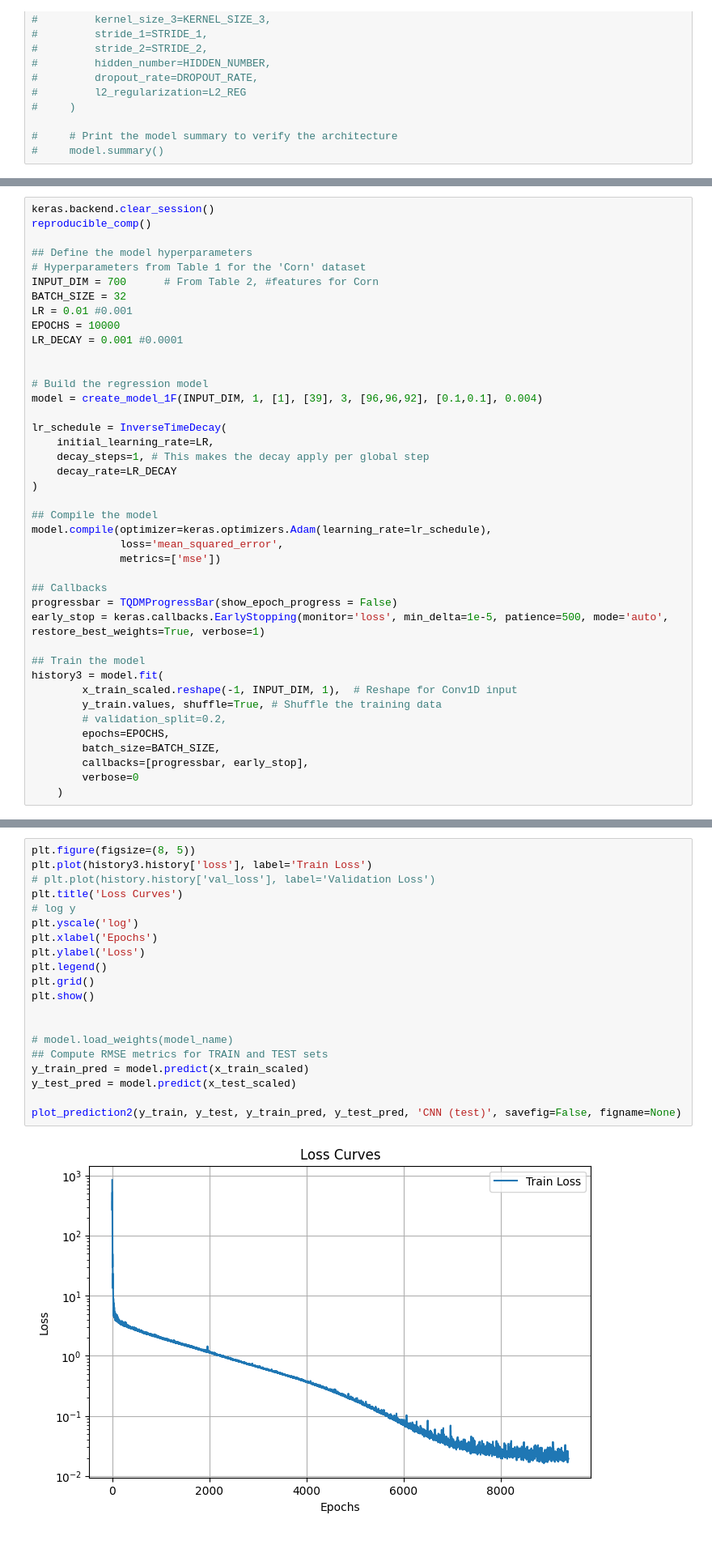
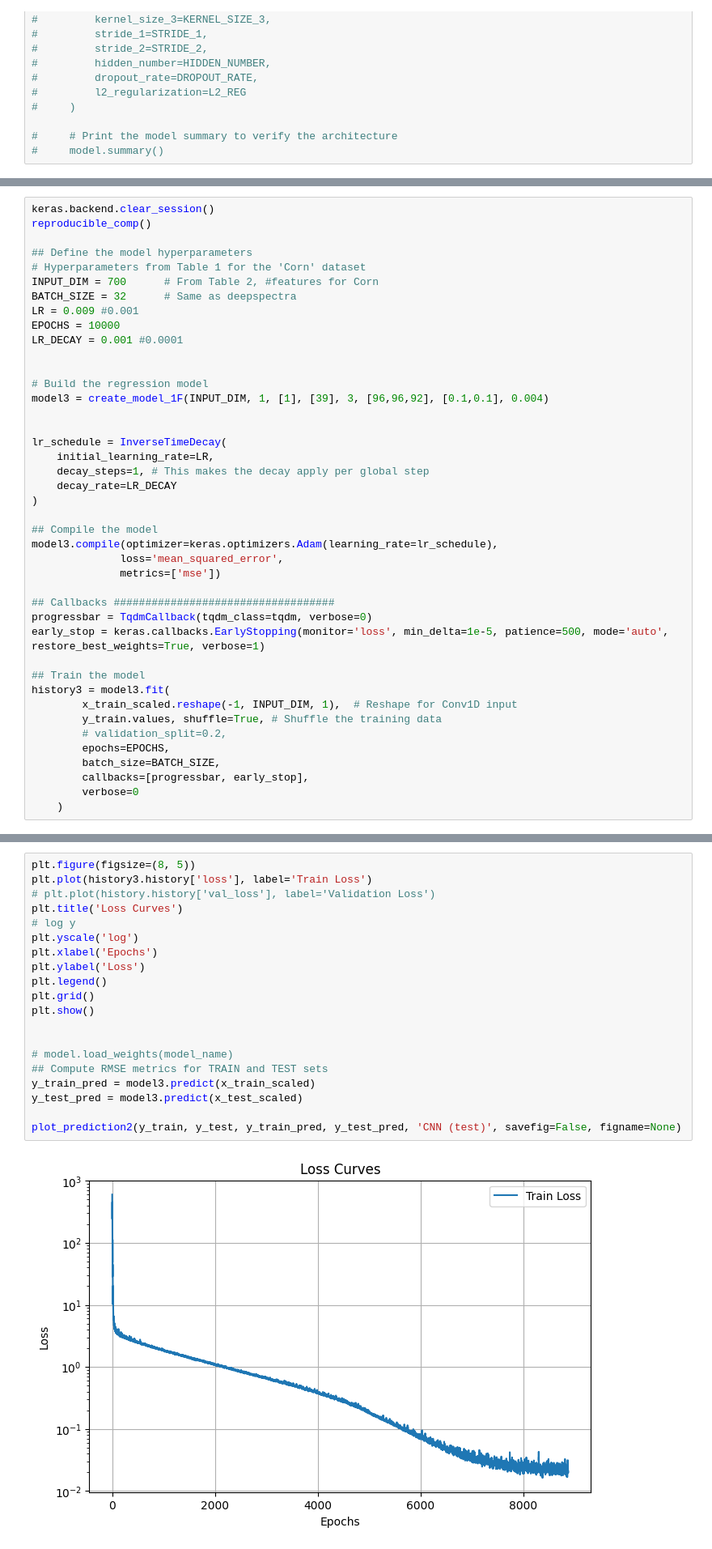
Before and after one commit to dario-passos/DeepLearning_for_VIS-NIR_Spectra, a Jupyter notebook: notebooks/DeepSpectra2019/DeepSpectra_model.ipynb, the cells around one changed output, grey strips where cells are left out. Shown at 81% size. Cells and saved outputs as stored; diff of their text form.

```diff
--- a/notebooks/DeepSpectra2019/DeepSpectra_model.ipynb
+++ b/notebooks/DeepSpectra2019/DeepSpectra_model.ipynb
@@ -1172,14 +925,15 @@ reproducible_comp()
 ## Define the model hyperparameters
 # Hyperparameters from Table 1 for the 'Corn' dataset
 INPUT_DIM = 700      # From Table 2, #features for Corn
-BATCH_SIZE = 32
-LR = 0.01 #0.001
+BATCH_SIZE = 32      # Same as deepspectra
+LR = 0.009 #0.001
 EPOCHS = 10000
 LR_DECAY = 0.001 #0.0001
 
 
 # Build the regression model
-model = create_model_1F(INPUT_DIM, 1, [1], [39], 3, [96,96,92], [0.1,0.1], 0.004)
+model3 = create_model_1F(INPUT_DIM, 1, [1], [39], 3, [96,96,92], [0.1,0.1], 0.004)
+
 
 lr_schedule = InverseTimeDecay(
     initial_learning_rate=LR,
@@ -1188,16 +942,16 @@ lr_schedule = InverseTimeDecay(
 )
 
 ## Compile the model
-model.compile(optimizer=keras.optimizers.Adam(learning_rate=lr_schedule),
+model3.compile(optimizer=keras.optimizers.Adam(learning_rate=lr_schedule),
               loss='mean_squared_error',
               metrics=['mse'])
 
-## Callbacks
-progressbar = TQDMProgressBar(show_epoch_progress = False)
+## Callbacks ###################################
+progressbar = TqdmCallback(tqdm_class=tqdm, verbose=0)
 early_stop = keras.callbacks.EarlyStopping(monitor='loss', min_delta=1e-5, patience=500, mode='auto', restore_best_weights=True, verbose=1)
 
 ## Train the model
-history3 = model.fit(
+history3 = model3.fit(
         x_train_scaled.reshape(-1, INPUT_DIM, 1),  # Reshape for Conv1D input
         y_train.values, shuffle=True, # Shuffle the training data
         # validation_split=0.2,
@@ -1213,22 +966,22 @@ Restoring model weights from the end of the best epoch: 8896.
 # %%
 plt.figure(figsize=(8, 5))
 plt.plot(history3.history['loss'], label='Train Loss')
 # plt.plot(history.history['val_loss'], label='Validation Loss')
 plt.title('Loss Curves')
 # log y
 plt.yscale('log')
 plt.xlabel('Epochs')
 plt.ylabel('Loss')
 plt.legend()
 plt.grid()
 plt.show()
 
 
 # model.load_weights(model_name)
 ## Compute RMSE metrics for TRAIN and TEST sets
-y_train_pred = model.predict(x_train_scaled)
-y_test_pred = model.predict(x_test_scaled)
+y_train_pred = model3.predict(x_train_scaled)
+y_test_pred = model3.predict(x_test_scaled)
 
 plot_prediction2(y_train, y_test, y_train_pred, y_test_pred, 'CNN (test)', savefig=False, figname=None)
 # %% [output]
-[figure, old version]
+[figure, new version]
```
Also changed, not shown: parts of 23 cells of this notebook, 1 other file.
